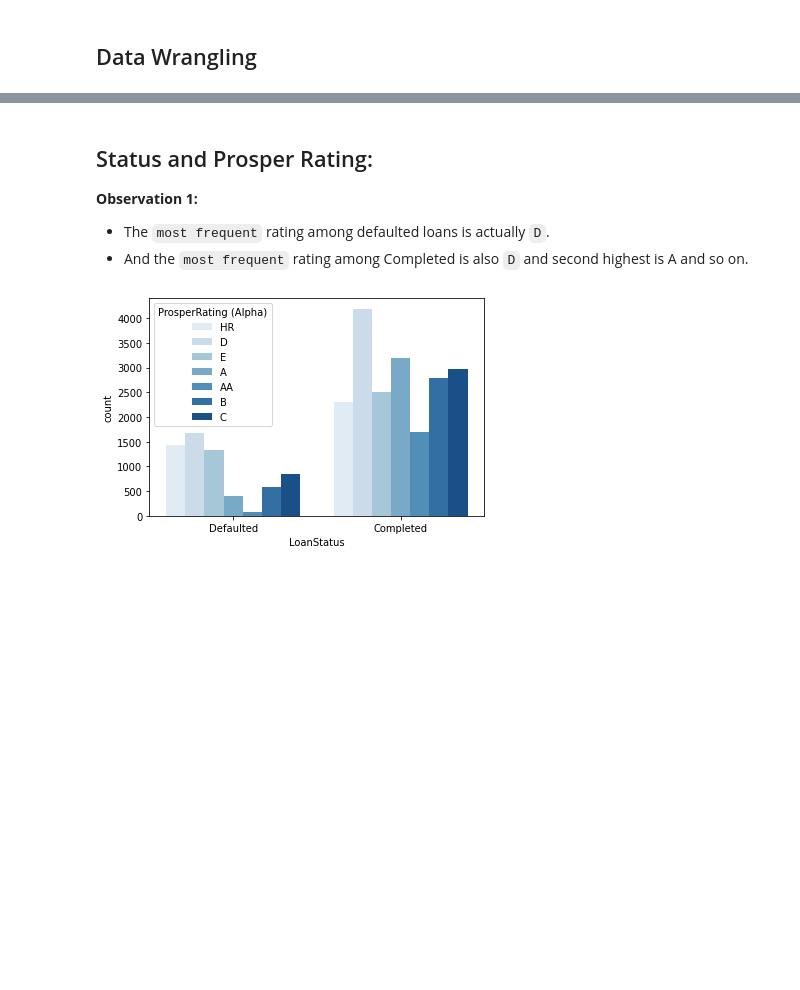
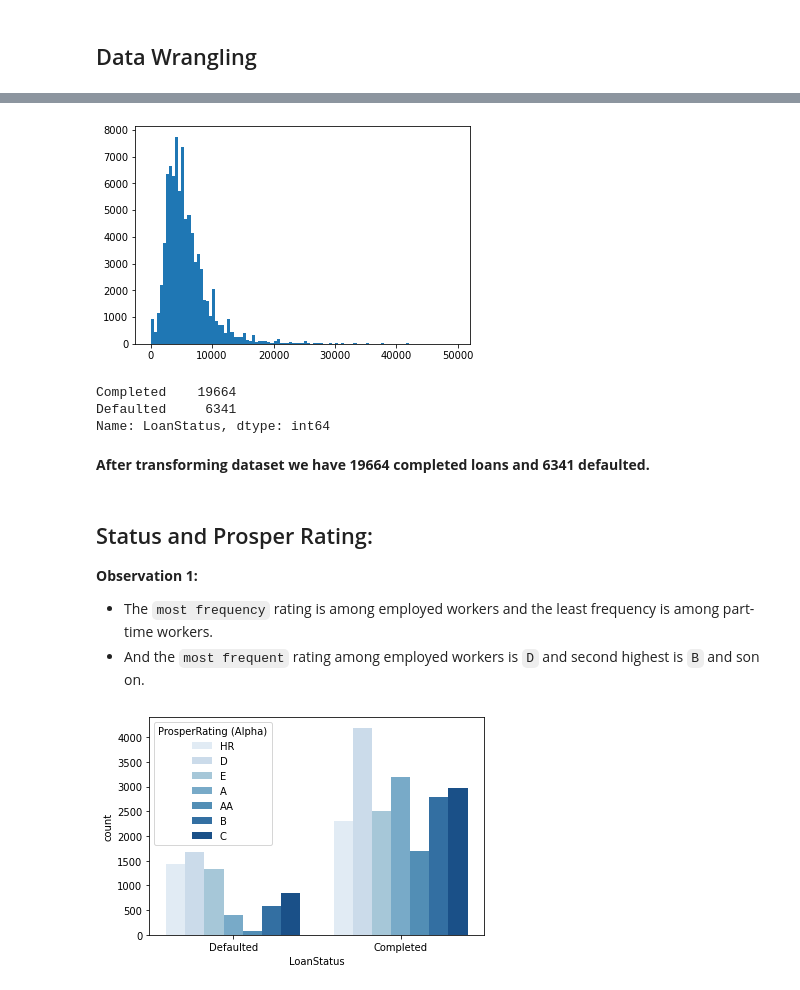
Before and after one commit to NgweBecky/Communicate-data-findings, a Jupyter notebook: Part_II_slide_deck.ipynb, the cells around one changed output, grey strips where cells are left out. Cells and saved outputs as stored; diff of their text form; code cells hidden in the pictures; blank space fills up the shorter version.

```diff
--- a/Part_II_slide_deck.ipynb
+++ b/Part_II_slide_deck.ipynb
@@ -75 +96,28 @@ plt.xlim(0, boundary);
+# %%
+# Distribution of stated monthly income
+bins_smi = np.arange(0, 50000, 500)
+plt.hist(data = target_df, x = 'StatedMonthlyIncome', bins=bins_smi);
+#plt.xlim(0, boundary);
+# %% [output]
+[figure, added]
+# %%
+# adjusting the form of data
+condition = (target_df['LoanStatus'] == 'Completed') | (target_df['LoanStatus'] == 'Defaulted') |\
+                  (target_df['LoanStatus'] == 'Chargedoff')
+target_df = target_df[condition]
+
+def change_to_defaulted(row):
+    if row['LoanStatus'] == 'Chargedoff':
+        return 'Defaulted'
+    else:
+        return row['LoanStatus']
+
+target_df['LoanStatus'] = target_df.apply(change_to_defaulted, axis=1)
+target_df['LoanStatus'].value_counts()
+# %% [output]
+Completed    19664
+Defaulted     6341
+Name: LoanStatus, dtype: int64
+# %% [markdown]
+**After transforming dataset we have 19664 completed loans and 6341 defaulted.**
 # %%
@@ -96,6 +134,6 @@ target_df['ListingCategory (numeric)'] = target_df.apply(reduce_categorie, axis=
 # %% [markdown]
 ## Status and Prosper Rating:
 **Observation 1:**
-* The `most frequent` rating among defaulted loans is actually `D`.
-* And the `most frequent` rating among Completed is also ` D ` and second highest is A and so on.
+* The `most frequency` rating is among employed workers and the least frequency is among part-time workers.
+* And the `most frequent` rating among employed workers is `D` and second highest is `B` and son on.
 # %%
```
Also changed, not shown: parts of 25 cells of this notebook, 4 other files.
